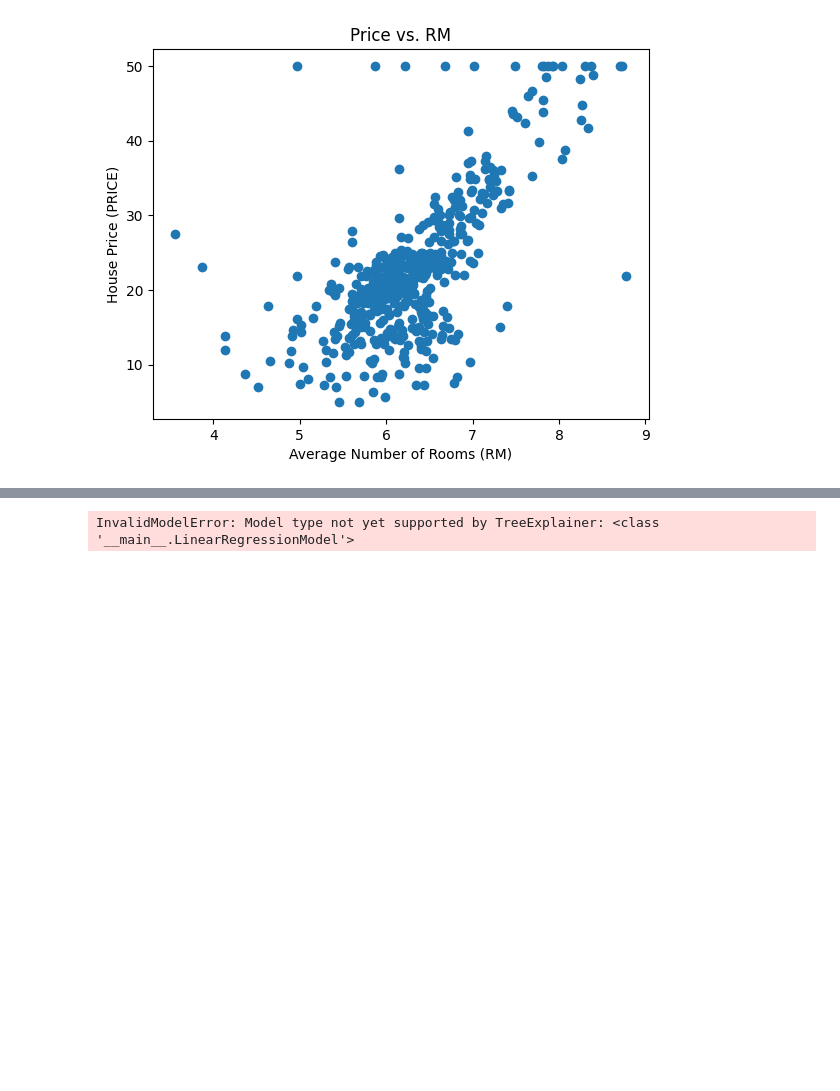
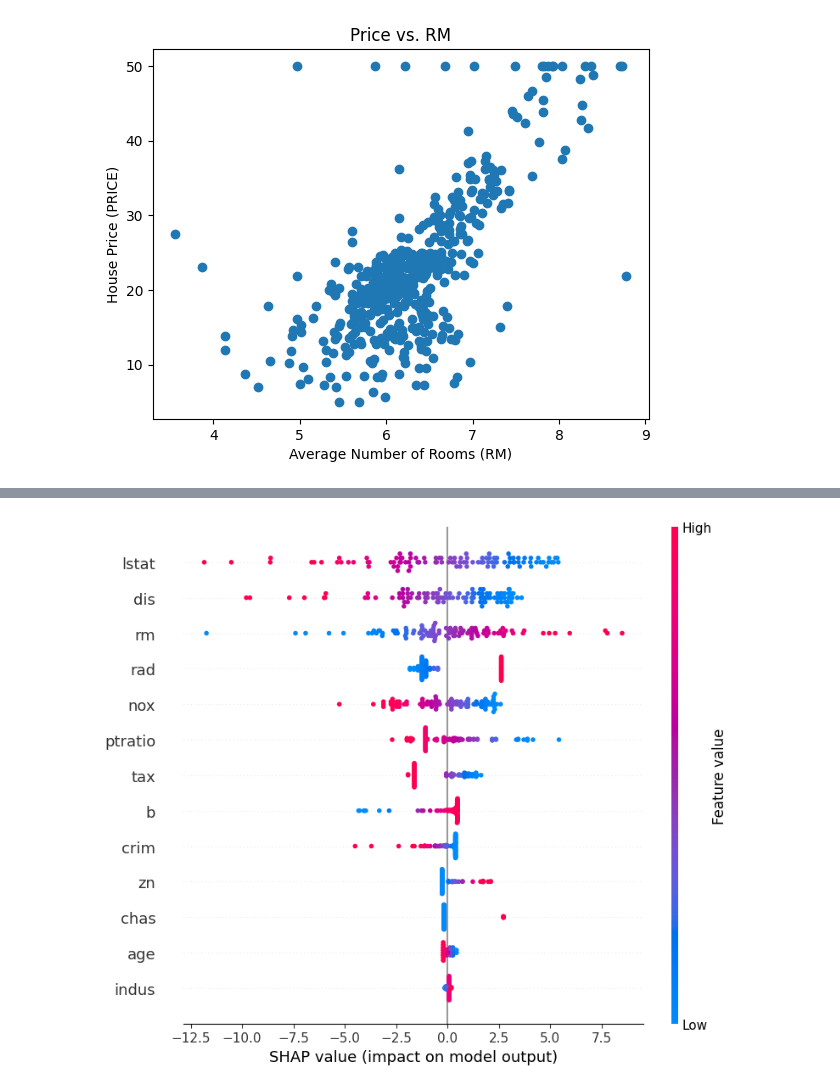
Before and after one commit to imck037/python-ml-projects, a Jupyter notebook: HousePricePrediction/final.ipynb, the cells around one changed output, grey strips where cells are left out. Cells and saved outputs as stored; diff of their text form; code cells hidden in the pictures; blank space fills up the shorter version.

Commit message:
shap error was fixed using a function which return numpy version

```diff
--- a/HousePricePrediction/final.ipynb
+++ b/HousePricePrediction/final.ipynb
@@ -298,14 +333,19 @@ class GradientBoostingRegressor:
         for tree in self.trees:
             prediction += self.learning_rate * tree.predict(X)
         return prediction
+# %%
+def model_predict(data_as_numpy):
+    data_as_tensor = torch.tensor(data_as_numpy, dtype=torch.float32)
+    with torch.no_grad():
+        return model(data_as_tensor).numpy()
 # %%
 import shap
 
-# SHAP values for Linear Regression
-explainer = shap.TreeExplainer(model)
-shap_values = explainer.shap_values(X_test)
+explainer = shap.Explainer(model_predict, masker=X_test.numpy())
+
+shap_values = explainer.shap_values(X_test.numpy())
 
 # Plot summary
 shap.summary_plot(shap_values, X_test, feature_names=features)
 # %% [output]
-InvalidModelError: Model type not yet supported by TreeExplainer: <class '__main__.LinearRegressionModel'>
+[figure, added]
```
Also changed, not shown: parts of 5 cells of this notebook.
